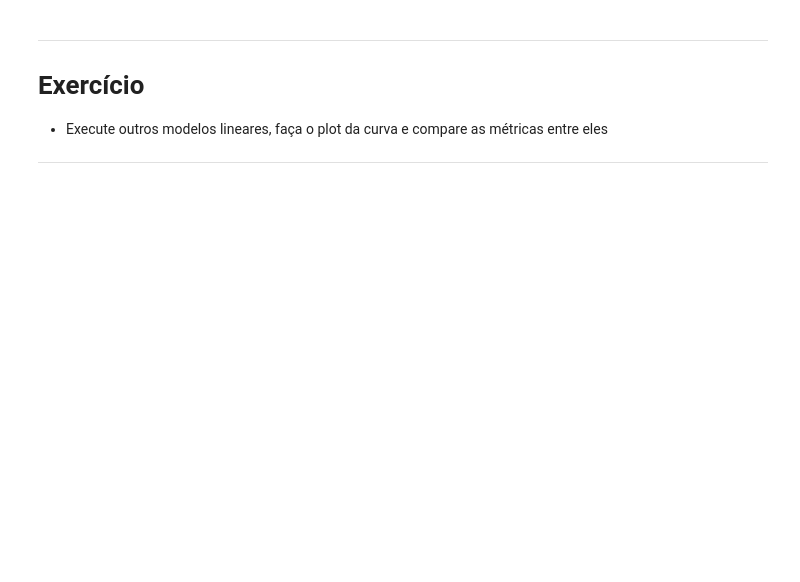
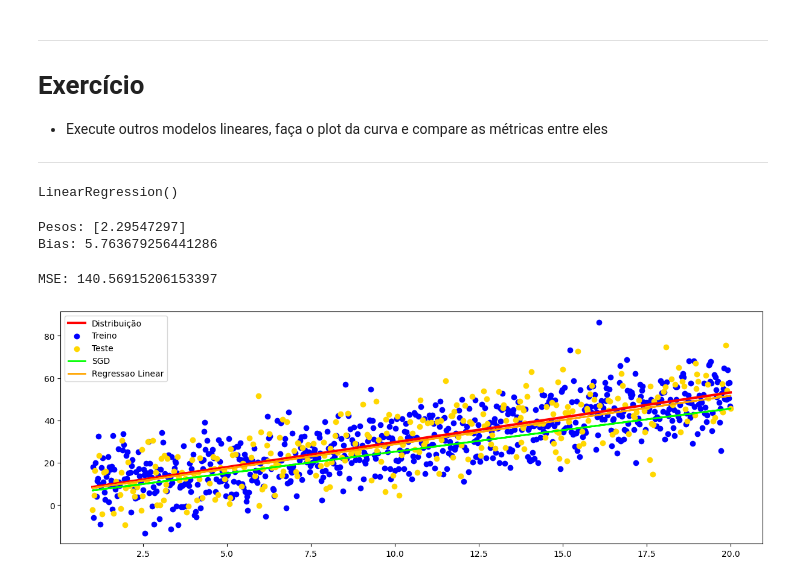
Before and after one commit to ThiagoLahass/Computational-Intelligence-in-Health-with-Python, a Jupyter notebook: Modulo II - Ferramentas/7_modelo_linear/02_reg_linear_sklearn.ipynb, the cells around one changed output. Saved outputs shown, nothing was run; the diff lists cells and outputs as text; code cells hidden in the pictures; blank space fills up the shorter version.

Commit message:
Running linear regression notebooks

```diff
--- a/Modulo II - Ferramentas/7_modelo_linear/02_reg_linear_sklearn.ipynb
+++ b/Modulo II - Ferramentas/7_modelo_linear/02_reg_linear_sklearn.ipynb
@@ -59,3 +88,26 @@ ___
 # Exercício
 - Execute outros modelos lineares, faça o plot da curva e compare as métricas entre eles
 ___
+# %%
+model_2 = linear_model.LinearRegression()
+model_2.fit(X_train, y_train.ravel())
+# %% [output]
+LinearRegression()
+# %%
+print("Pesos:", model_2.coef_)
+print("Bias:", model_2.intercept_)
+# %% [output]
+Pesos: [2.29547297]
+Bias: 5.763679256441286
+# %%
+y_pred = model_2.predict(X_test)
+mse2 = skm.mean_squared_error(y_test, y_pred)
+print("MSE:", mse)
+# %% [output]
+MSE: 140.56915206153397
+# %%
+ax.plot(X_test, y_pred, color="orange", label="Regressao Linear", linewidth=2)
+ax.legend()
+fig
+# %% [output]
+[figure, added]
```
Also changed, not shown: parts of 5 cells of this notebook, 1 other file.
